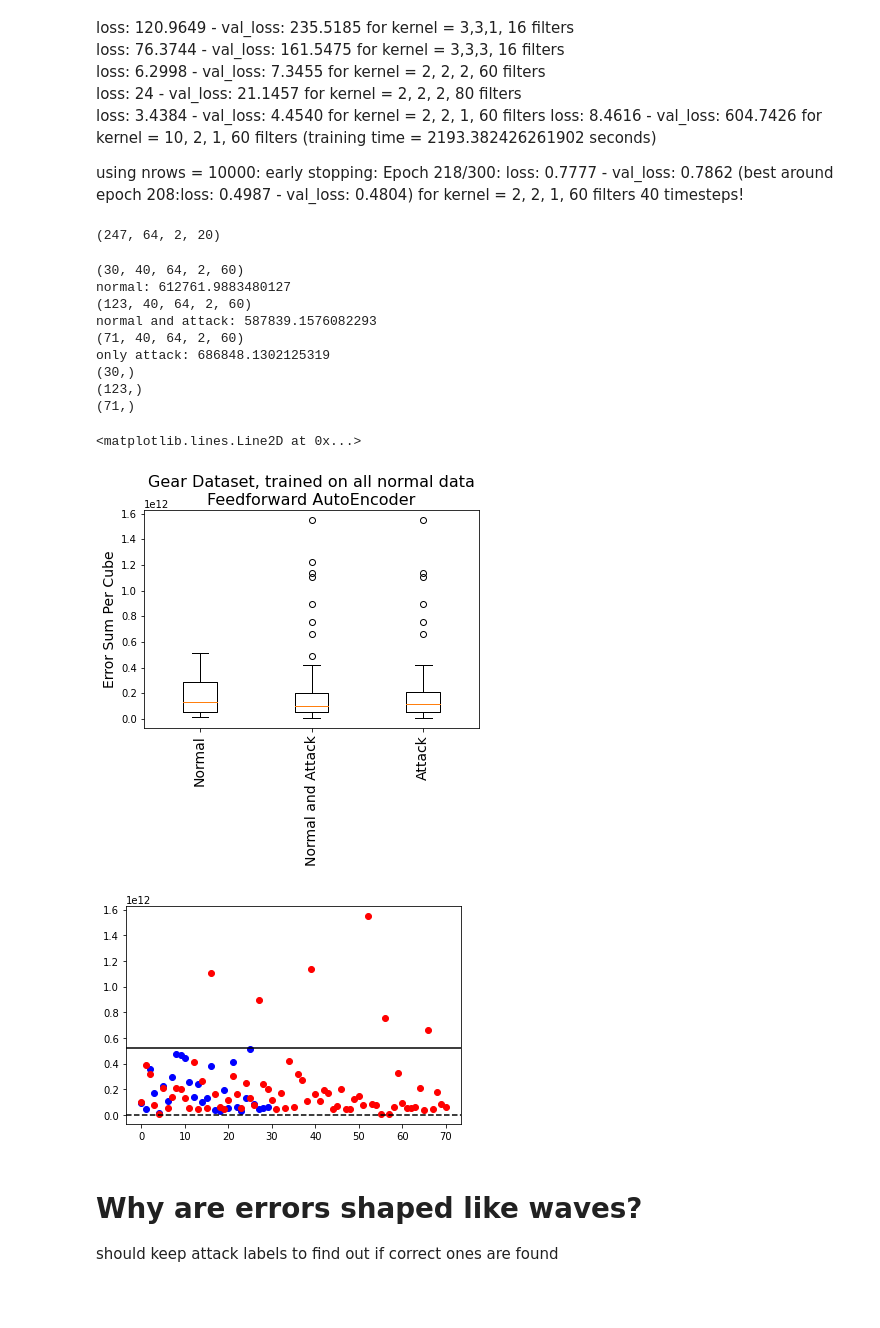
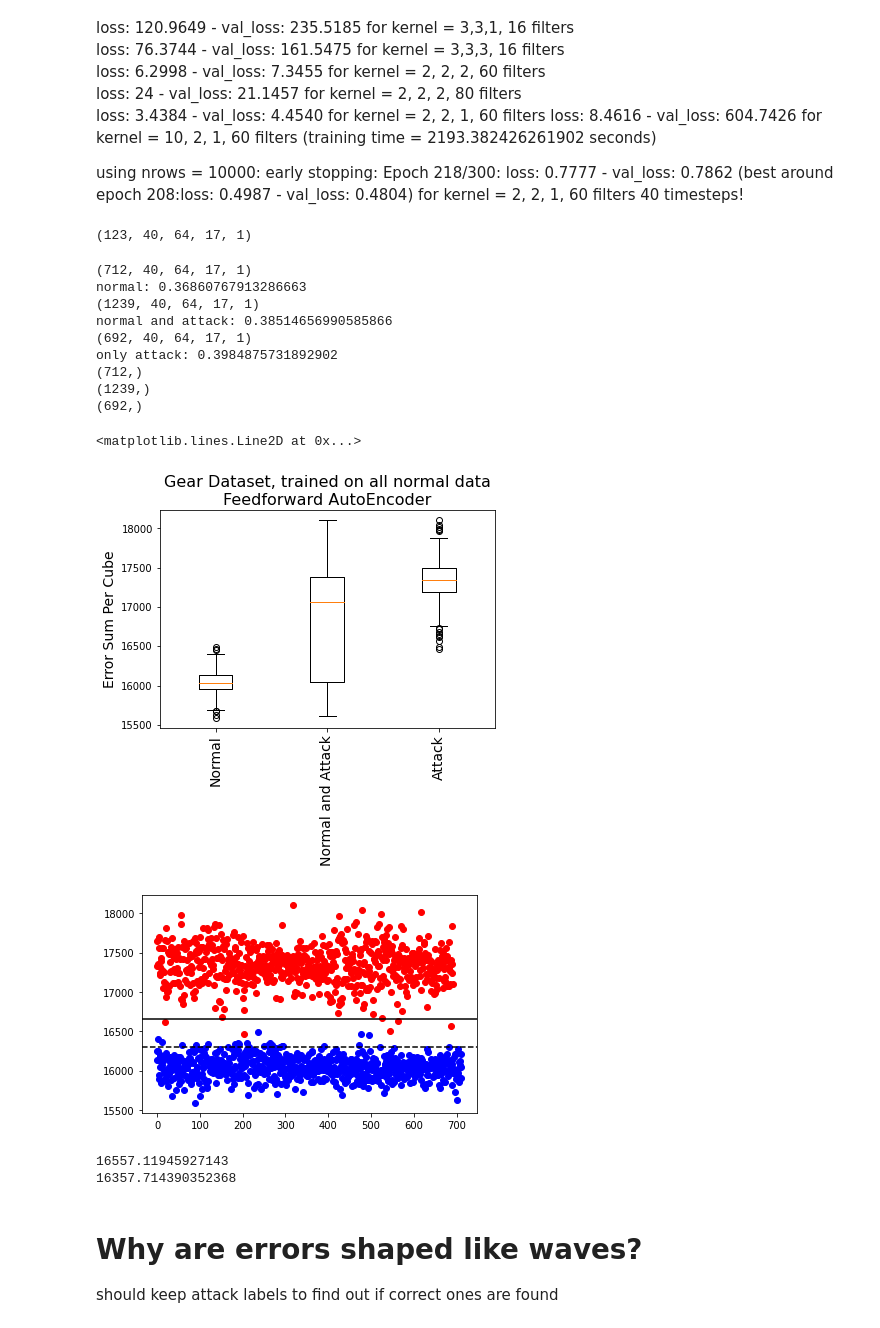
Before and after one commit to ellensanden/MLAnomalyDetection, a Jupyter notebook: test_stuff/cnn.ipynb, the cells around one changed output. Drawn from its saved outputs; the diff is of its cells as text; code cells hidden in the pictures; blank space fills up the shorter version.

```diff
--- a/test_stuff/cnn.ipynb
+++ b/test_stuff/cnn.ipynb
@@ -57,14 +62,15 @@ labeled_data = labeled_data.reset_index(drop=True)
 
 from prepare_data_cube import make_cubes
 
-type = 'timeDist_cnn'
+#type = 'timeDist_cnn'
 #type = 'cnn_lstm'
+type = 'cnn'
 x_test,x_train,xA,lastA = make_cubes(IDs,AttackIDs,data,data_with_attack,n_timesteps,type,labeled_data)
 
 attack = labeled_data[labeled_data['Attack'] == 'T'].copy()
 attack_ind = attack.index
 attack_ind = attack_ind[attack_ind<=lastA]
 attack_samples = np.floor(attack_ind/n_timesteps)
-attack_samples = np.unique(attack_samples) # all samples that contain attack packets
+attack_samples = np.unique( attack_samples) # all samples that contain attack packets
 attack_samples = attack_samples.astype(int)
 # %% [output]
@@ -178,19 +183,20 @@ early stopping: Epoch 218/300: loss: 0.7777 - val_loss: 0.7862 (best around epoc
 # %%
 xA.shape
 # %% [output]
-(247, 64, 2, 20)
+(123, 40, 64, 17, 1)
 # %%
-#model =  keras.models.load_model('CNN_LSTM_monday')
+model =  keras.models.load_model('CNN_LSTM_monday')
 # test with attack included
 CNN = model
 from matplotlib import pyplot as plt
 
-if type == 'timeDist_cnn':
+if type == 'timeDist_cnn' or type == 'cnn':
     attack_cubes = xA[attack_samples,:,:,:,:]
 
 if type == 'cnn_lstm':
     attack_cubes = xA[attack_samples,:,:,:]
 
+x_test = x_train
 yHat_normal = CNN.predict(x_test) # only normal packets
 normal_errors = x_test-yHat_normal
 print(yHat_normal.shape)
@@ -220,11 +226,12 @@ print(f'only attack: {true_attack_errors}')
 # get average for each sample cube
 normal_errors = x_test-yHat_normal
 
-if type == 'timeDist_cnn':
+if type == 'timeDist_cnn' or type == 'cnn':
     normal_errors = normal_errors.reshape(normal_errors.shape[0],normal_errors.shape[1]*normal_errors.shape[2]*normal_errors.shape[3]*normal_errors.shape[4])
 
 if type == 'cnn_lstm':
     normal_errors = normal_errors.reshape(normal_errors.shape[0],normal_errors.shape[1]*normal_errors.shape[2]*normal_errors.shape[3])
+
 
 normal_errors = np.abs(normal_errors)
 normal_errors = np.sum(normal_errors,axis=1)
@@ -232,7 +239,7 @@ normal_errors = np.sum(normal_errors,axis=1)
 print(normal_errors.shape)
 
 attack_errors = xA-yHat_attack
-if type == 'timeDist_cnn':
+if type == 'timeDist_cnn' or type == 'cnn':
     attack_errors = attack_errors.reshape(attack_errors.shape[0],attack_errors.shape[1]*attack_errors.shape[2]*attack_errors.shape[3]*attack_errors.shape[4])
 
 if type == 'cnn_lstm':
@@ -244,45 +251,51 @@ attack_errors = np.sum(attack_errors,axis=1)
 print(attack_errors.shape)
 
 true_attack_errors = attack_cubes-yHat_true_attack
-if type == 'timeDist_cnn':
+if type == 'timeDist_cnn' or type =='cnn':
     true_attack_errors = true_attack_errors.reshape(true_attack_errors.shape[0],true_attack_errors.shape[1]*true_attack_errors.shape[2]*true_attack_errors.shape[3] *true_attack_errors.shape[4])
 
 if type == 'cnn_lstm':
     true_attack_errors = true_attack_errors.reshape(true_attack_errors.shape[0],true_attack_errors.shape[1]*true_attack_errors.shape[2]*true_attack_errors.shape[3])
 
 true_attack_errors = np.abs(true_attack_errors)
 true_attack_errors = np.sum(true_attack_errors,axis=1)
 #attack_errors = attack_errors/attack_errors.shape[0]
 print(true_attack_errors.shape)
 
 plt.figure()
 plt.boxplot([normal_errors, attack_errors,true_attack_errors])
 plt.xticks([1,2,3], ['Normal','Normal and Attack','Attack'], rotation='vertical', fontsize=14)
 plt.ylabel('Error Sum Per Cube', fontsize=14)
 plt.title('Gear Dataset, trained on all normal data\nFeedforward AutoEncoder', fontsize=16)
 
 maxNormal = np.max(normal_errors) + 0.01*np.max(normal_errors)
 minAttack = np.min(true_attack_errors) - 0.01*np.max(normal_errors)
 
 plt.figure()
 #plt.scatter(np.arange(len(attack_errors)),attack_errors,c='y')
 plt.scatter(np.arange(len(normal_errors)), normal_errors,c='b')
 plt.scatter(np.arange(len(true_attack_errors)), true_attack_errors,c='r')
 plt.axhline(y=maxNormal, color='k', linestyle='-')
 plt.axhline(y=minAttack, color='k', linestyle='--')
 # %% [output]
-(30, 40, 64, 2, 60)
-normal: 612761.9883480127
-(123, 40, 64, 2, 60)
-normal and attack: 587839.1576082293
-(71, 40, 64, 2, 60)
-only attack: 686848.1302125319
-(30,)
-(123,)
-(71,)
+(712, 40, 64, 17, 1)
+normal: 0.36860767913286663
+(1239, 40, 64, 17, 1)
+normal and attack: 0.38514656990585866
+(692, 40, 64, 17, 1)
+only attack: 0.3984875731892902
+(712,)
+(1239,)
+(692,)
 <matplotlib.lines.Line2D at 0x...>
-[figure, old version]
+[figure, new version]
-[figure, old version]
+[figure, new version]
+# %%
+print(np.min(true_attack_errors))
+print(np.max(normal_errors))
+# %% [output]
+16557.11945927143
+16357.714390352368
 # %% [markdown]
 # Why are errors shaped like waves?
 should keep attack labels to find out if correct ones are found
```
Also changed, not shown: parts of 14 cells of this notebook, 7 other files.
